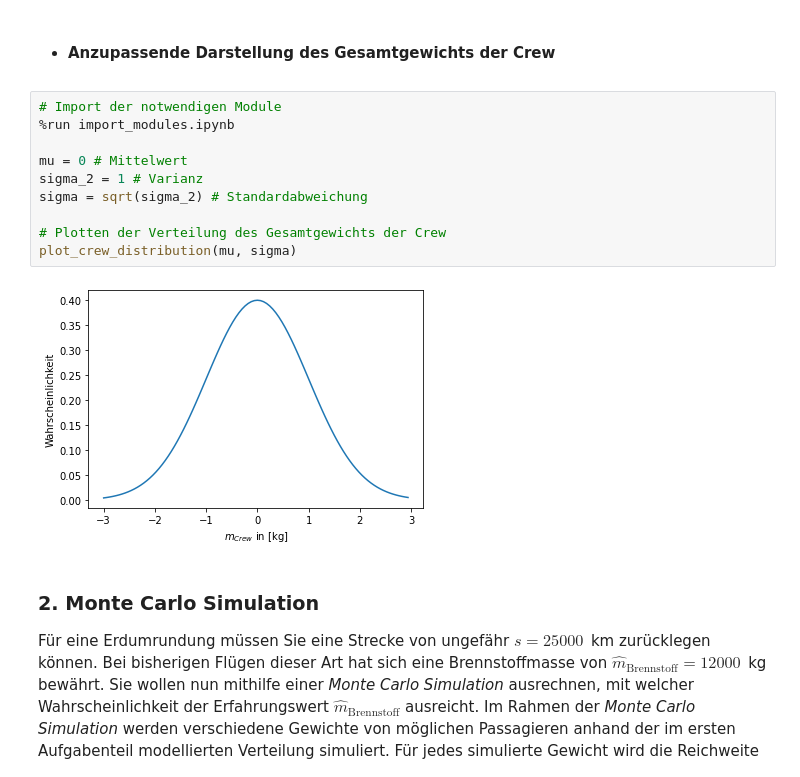
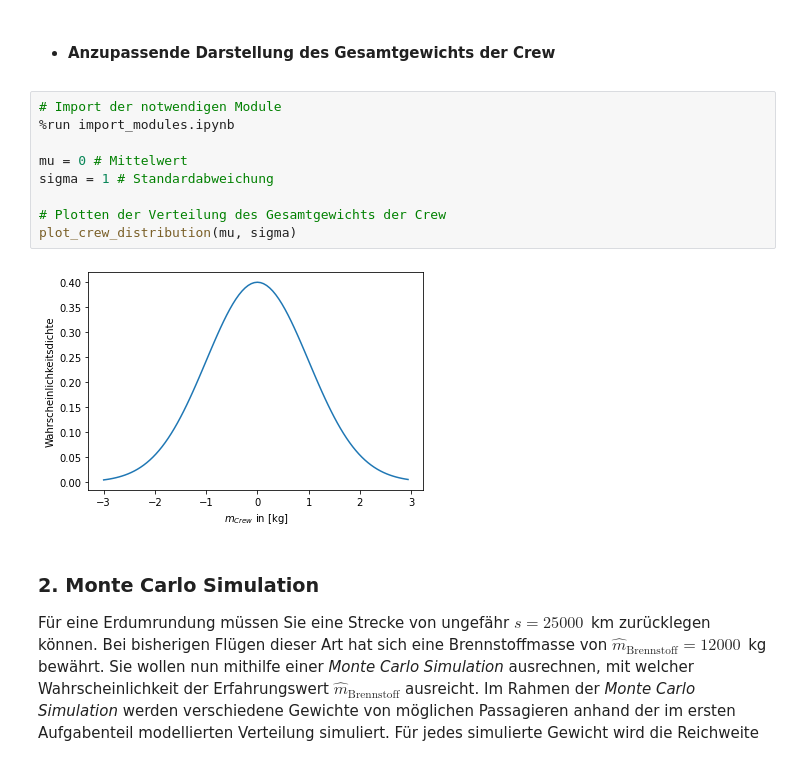
Before and after one commit to ulrichroemer/share-notebook, a Jupyter notebook: Reichweite.ipynb, the cells around one changed output. Cells and saved outputs as stored; diff of their text form.

```diff
--- a/Reichweite.ipynb
+++ b/Reichweite.ipynb
@@ -24,15 +24,14 @@ $m_{\textrm{Pilotin}} = 71\,$ kg
 # %%
 # Import der notwendigen Module
 %run import_modules.ipynb
 
 mu = 0 # Mittelwert
-sigma_2 = 1 # Varianz
-sigma = sqrt(sigma_2) # Standardabweichung
+sigma = 1 # Standardabweichung
 
 # Plotten der Verteilung des Gesamtgewichts der Crew
 plot_crew_distribution(mu, sigma)
 # %% [output]
-[figure, old version]
+[figure, new version]
 # %% [markdown]
 ### 2. Monte Carlo Simulation
 Für eine Erdumrundung müssen Sie eine Strecke von ungefähr $s = 25000\,$ km zurücklegen können. Bei bisherigen Flügen dieser Art hat sich eine Brennstoffmasse von $\hat{m}_{\textrm{Brennstoff}} = 12000\,$ kg bewährt. Sie wollen nun mithilfe einer *Monte Carlo Simulation* ausrechnen, mit welcher Wahrscheinlichkeit der Erfahrungswert $\hat{m}_{\textrm{Brennstoff}}$ ausreicht. Im Rahmen der *Monte Carlo Simulation* werden verschiedene Gewichte von möglichen Passagieren anhand der im ersten Aufgabenteil modellierten Verteilung simuliert. Für jedes simulierte Gewicht wird die Reichweite berechnet. Ist sie größer als $s = 25000\,$ km, ist der Brennstoff ausreichend. In diesem Fall ist einen Erfolg zu verbuchen, ansonsten einen Misserfolg. Die Wahrscheinlichkeit ergibt sich dann näherungsweise aus der relativen Häufigkeit eines Erfolges. Die nachfolgende Zelle visualisiert das Vorgehen.
```
Also changed, not shown: parts of 4 cells of this notebook, 2 other files.
